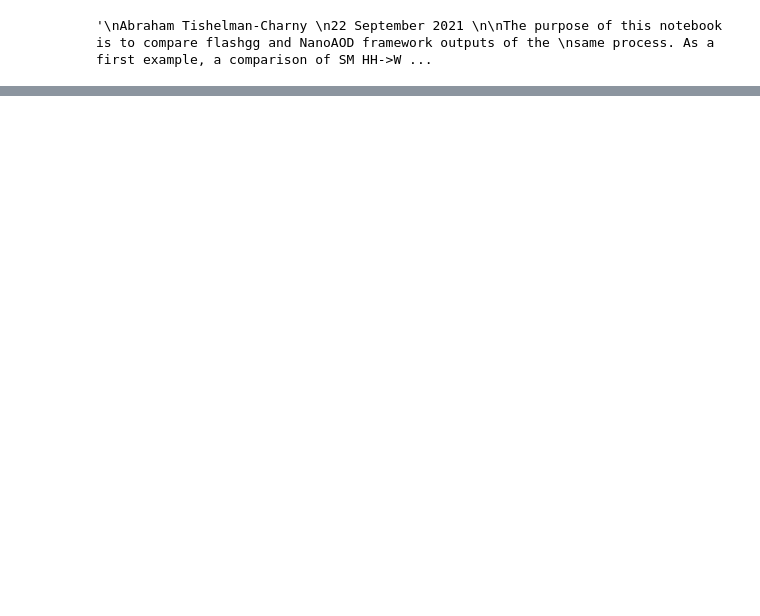
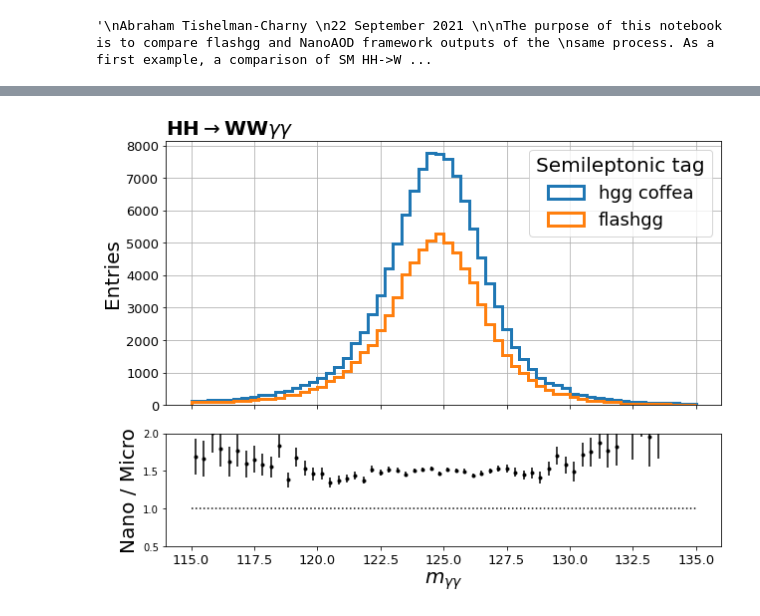
Before and after one commit to atishelmanch/hgg-coffea, a Jupyter notebook: plot/Flashgg_Compare.ipynb, the cells around one changed output, grey strips where cells are left out. Saved outputs shown, nothing was run; the diff lists cells and outputs as text; code cells hidden in the pictures; blank space fills up the shorter version.

Commit message:
Updated flashgg / hggcoffea comparison plotter

```diff
--- a/plot/Flashgg_Compare.ipynb
+++ b/plot/Flashgg_Compare.ipynb
@@ -85,0 +22,87 @@ flashgg N entries: 76293
+# %%
+%matplotlib inline
+
+xmin, xmax, xbins = 115, 135, 60
+bins = np.linspace(xmin, xmax, xbins + 1)
+binWidth = (xmax - xmin) / xbins
+
+X = pd.read_parquet("../HHWWgg_SL/")
+categories = X['best_tag']%40
+
+# num vals: len(X['mass'][categories == 0])
+
+flashgg_ntuple = uproot.open("GluGluToHHTo2G2Qlnu_node_cHHH1_2017.root")
+flashgg_SL_tree = flashgg_ntuple["tagsDumper/trees"]["GluGluToHHTo2G2Qlnu_node_cHHH1_13TeV_HHWWggTag_0"]
+flashgg_SL_mass = flashgg_SL_tree["CMS_hgg_mass"].array()
+
+hggcoffea_vals = X['mass'][categories == 0]
+flashgg_vals = flashgg_SL_mass
+
+hggcoffea_binVals, hggcoffea_edges, _ = plt.hist(hggcoffea_vals, bins = bins)
+plt.close() # to avoid showing intermediate histogram
+flashgg_binVals, flashgg_edges, _ = plt.hist(flashgg_vals, bins = bins)
+plt.close() # to avoid showing intermediate histogram
+
+##-- Create plot
+fig, axarr = plt.subplots(2,
+                            sharex=True,
+                            gridspec_kw={
+                                'hspace': 0.15,
+                                'height_ratios': (0.7,0.3)
+                                }
+                            )
+fig.set_size_inches(10, 7.5)
+upper = axarr[0]
+lower = axarr[1]
+
+ratio = np.true_divide(hggcoffea_binVals, flashgg_binVals, out = np.zeros_like(flashgg_binVals), where = flashgg_binVals != 0)
+
+binCenters = [float(a) + (float(binWidth)/2.) for a in hggcoffea_edges[:-1]] # use hggcoffea_edges since they should all be the same anyway
+zero_errors = [0 for entry in binCenters]
+
+upper.hist(X['mass'][categories == 0], bins = bins, histtype = 'step', linewidth = 3, label = "hgg coffea")
+upper.hist(flashgg_SL_mass, bins = bins, histtype = 'step', linewidth = 3, label = "flashgg")
+
+# Ratio
+lower.tick_params(axis = 'x', labelsize = 13)
+upper.tick_params(axis = 'y', labelsize = 13)
+upper.set_ylabel("Entries", fontsize = 20)
+upper.ticklabel_format(style='plain') ##-- Remove scientific notation
+lower.set_xlabel(r"$m_{\gamma\gamma}$", fontsize = 20)
+lower.set_ylabel("Nano / Micro", fontsize = 20)
+lower.set_ylim(0.5, 2)
+lower.plot([xmin, xmax],[1,1],linestyle=':', color = 'black')
+
+# Stat errors
+errors = []
+for val_i, hggcoffea_val in enumerate(hggcoffea_binVals):
+    flashgg_val = flashgg_binVals[val_i]
+    r_val = ratio[val_i]
+    if(flashgg_val <= 0):
+        errors.append(0.)
+    else:
+        rel_err = np.sqrt( (1 / hggcoffea_val) + (1 / flashgg_val) ) # statistical uncertainty assuming event weights of 1
+        err = float(rel_err) * r_val
+#         MC_stack_w2 = binned_MC_stat_uncertainties[val_i]
+#         rel_err = np.sqrt( (1 / d_val) + (MC_stack_w2 / MC_Stack_val)**2 ) sqrt(sum(w^2)) per bin for MC stack uncertainty
+        errors.append(err)
+
+lower.errorbar(binCenters, ratio, xerr = zero_errors , yerr = errors, marker = '.', color = 'black', ls = '')
+
+# Decorate
+# upper.set_title("Hgg coffea, flashgg comparison", fontsize = 20)
+upper.text(
+    # 0.05, 0.9, u"CMS $\it{Preliminary}$",
+    0., 1., r"HH$\rightarrow$WW$\gamma\gamma$",
+    fontsize=20, fontweight='bold',
+    horizontalalignment='left',
+    verticalalignment='bottom',
+    transform=upper.transAxes
+)
+
+upper.legend(loc = 'best', fontsize = 18, title = "Semileptonic tag", title_fontsize = 20)
+upper.grid()
+plt.show()
+plt.close()
+# %% [output]
+[figure, added]
```
Also changed, not shown: parts of 8 cells of this notebook.
